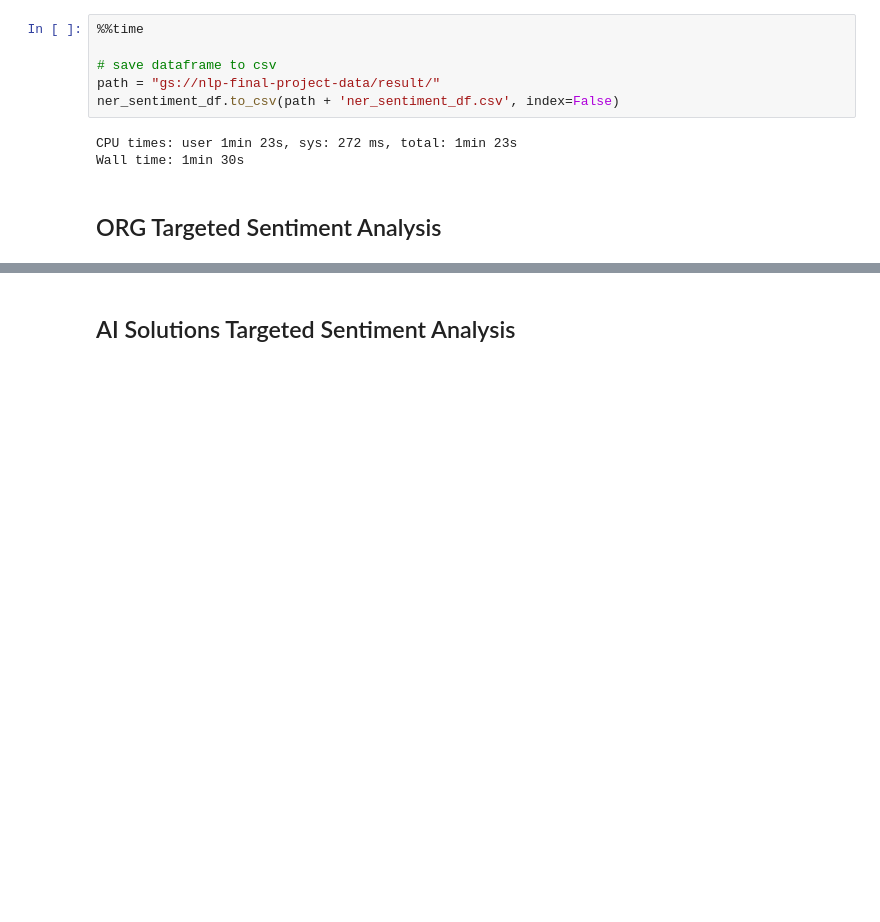
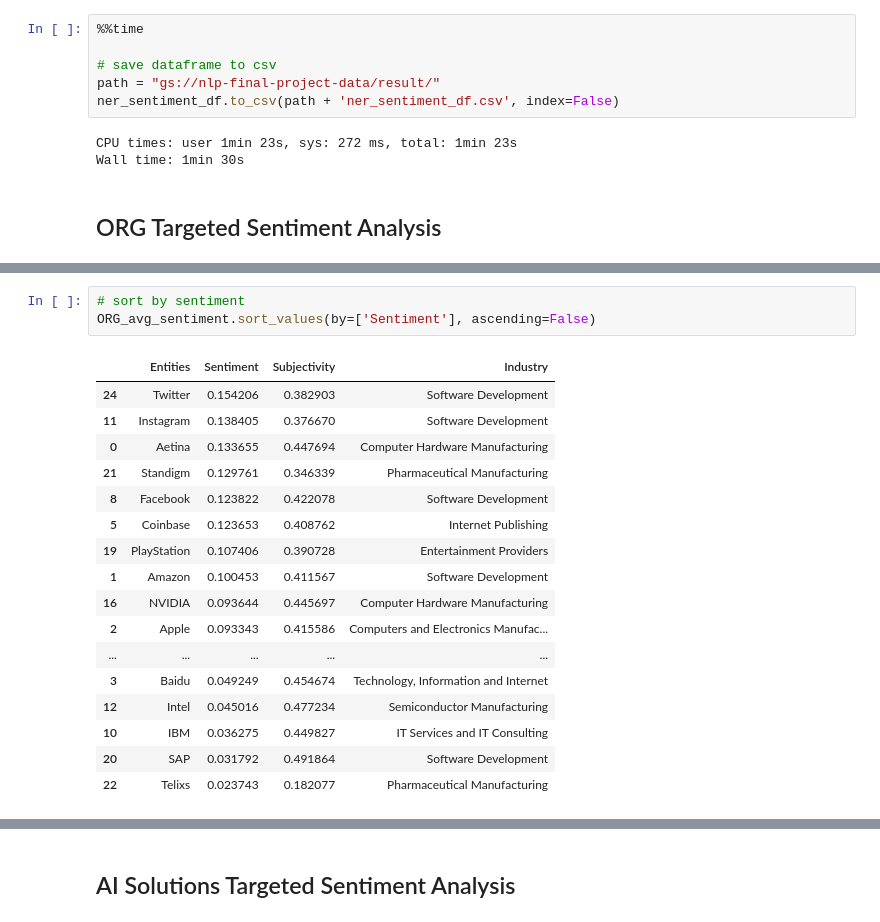
Before and after one commit to slvhuang/Final-Project-NLP, a Jupyter notebook: 6_entity_sentiment.ipynb, the cells around one changed output, grey strips where cells are left out. Cells and saved outputs as stored; diff of their text form; blank space fills up the shorter version.

```diff
--- a/6_entity_sentiment.ipynb
+++ b/6_entity_sentiment.ipynb
@@ -258,0 +406,21 @@ Wall time: 1min 30s
+# %%
+# sort by sentiment
+ORG_avg_sentiment.sort_values(by=['Sentiment'], ascending=False)
+# %% [output]
+|  | Entities | Sentiment | Subjectivity | Industry |
+| 24 | Twitter | 0.154206 | 0.382903 | Software Development |
+| 11 | Instagram | 0.138405 | 0.376670 | Software Development |
+| 0 | Aetina | 0.133655 | 0.447694 | Computer Hardware Manufacturing |
+| 21 | Standigm | 0.129761 | 0.346339 | Pharmaceutical Manufacturing |
+| 8 | Facebook | 0.123822 | 0.422078 | Software Development |
+| 5 | Coinbase | 0.123653 | 0.408762 | Internet Publishing |
+| 19 | PlayStation | 0.107406 | 0.390728 | Entertainment Providers |
+| 1 | Amazon | 0.100453 | 0.411567 | Software Development |
+| 16 | NVIDIA | 0.093644 | 0.445697 | Computer Hardware Manufacturing |
+| 2 | Apple | 0.093343 | 0.415586 | Computers and Electronics Manufac... |
+| ... | ... | ... | ... | ... |
+| 3 | Baidu | 0.049249 | 0.454674 | Technology, Information and Internet |
+| 12 | Intel | 0.045016 | 0.477234 | Semiconductor Manufacturing |
+| 10 | IBM | 0.036275 | 0.449827 | IT Services and IT Consulting |
+| 20 | SAP | 0.031792 | 0.491864 | Software Development |
+| 22 | Telixs | 0.023743 | 0.182077 | Pharmaceutical Manufacturing |
```
Also changed, not shown: parts of 17 cells of this notebook.
